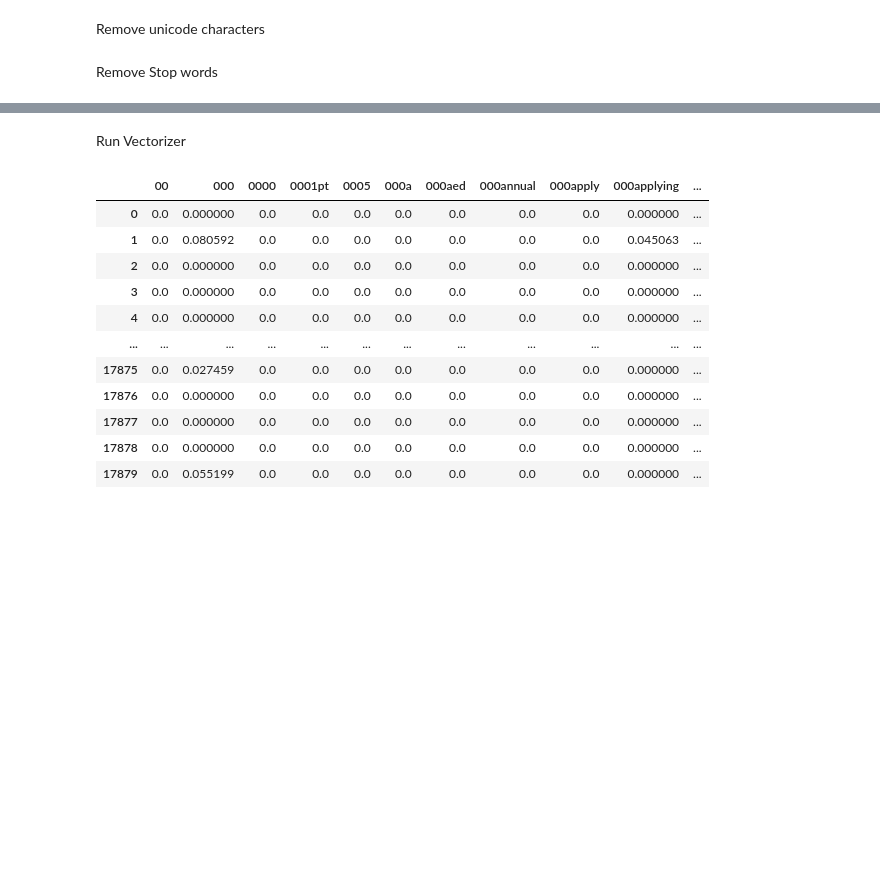
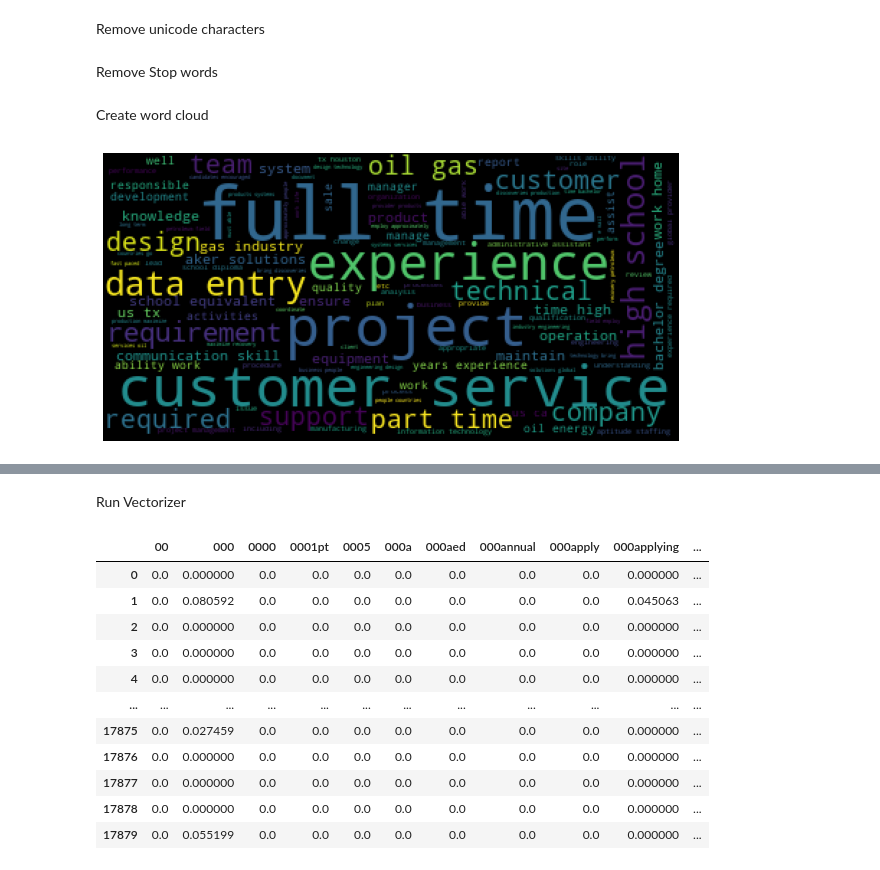
Before and after one commit to hunterblum/Job-Fraud-Detection, a Jupyter notebook: Group2_ML_Final.ipynb, the cells around one changed output, grey strips where cells are left out. Saved outputs shown, nothing was run; the diff lists cells and outputs as text; code cells hidden in the pictures; blank space fills up the shorter version.

Commit message:
Word clouds

```diff
--- a/Group2_ML_Final.ipynb
+++ b/Group2_ML_Final.ipynb
@@ -96,7 +98,9 @@ Job.fillna(" ", inplace = True)
 # %% [markdown]
 ## Creating Text Dataset
 # %%
-Job_corpus = Job.drop(columns=['title', 'location', 'company_profile', 'description', 'requirements', 'benefits'])
+# Not keeping non-text variables in Job_corpus, we can add them back later
+Job_corpus = pd.DataFrame()
+Job_corpus['fraudulent'] = Job['fraudulent']
 Job_corpus['corpus'] = Job['title'] + ' ' + Job['location'] + ' ' + Job['department'] + ' ' + Job['company_profile'] + ' ' + Job['description'] + ' ' + Job['requirements'] + ' ' + Job['benefits'] + ' ' + Job['employment_type'] + ' ' + Job['required_education'] + ' ' + Job['industry'] + ' ' + Job['function']
 # %% [markdown]
 ### Cleaning the corpus variable
@@ -124,3 +128,31 @@ for ind in Job_corpus.index:
   corpus_stop.append(temp)
 
 Job_corpus['corpus'] = corpus_stop
+# %% [markdown]
+Create word cloud
+# %%
+# Split true and false fraud
+Fraud = Job_corpus[(Job_corpus['fraudulent'] == 1)]
+Real = Job_corpus[(Job_corpus['fraudulent'] == 0)]
+
+# Create bag of words
+Fraud_words = ''
+for ind in Fraud.index:
+  string = str(Fraud['corpus'][ind])
+  token = string.split()
+  Fraud_words += " ".join(token)+" "
+
+Real_words = ''
+for ind in Real.index:
+  string = str(Real['corpus'][ind])
+  token = string.split()
+  Real_words += " ".join(token)+" "
+# %%
+cloud_fraud = WordCloud().generate(Fraud_words)
+plt.figure(figsize= (8,8))
+plt.imshow(cloud_fraud)
+plt.axis("off")
+plt.tight_layout(pad=0)
+plt.show()
+# %% [output]
+[figure, added]
```
Also changed, not shown: parts of 5 cells of this notebook.
